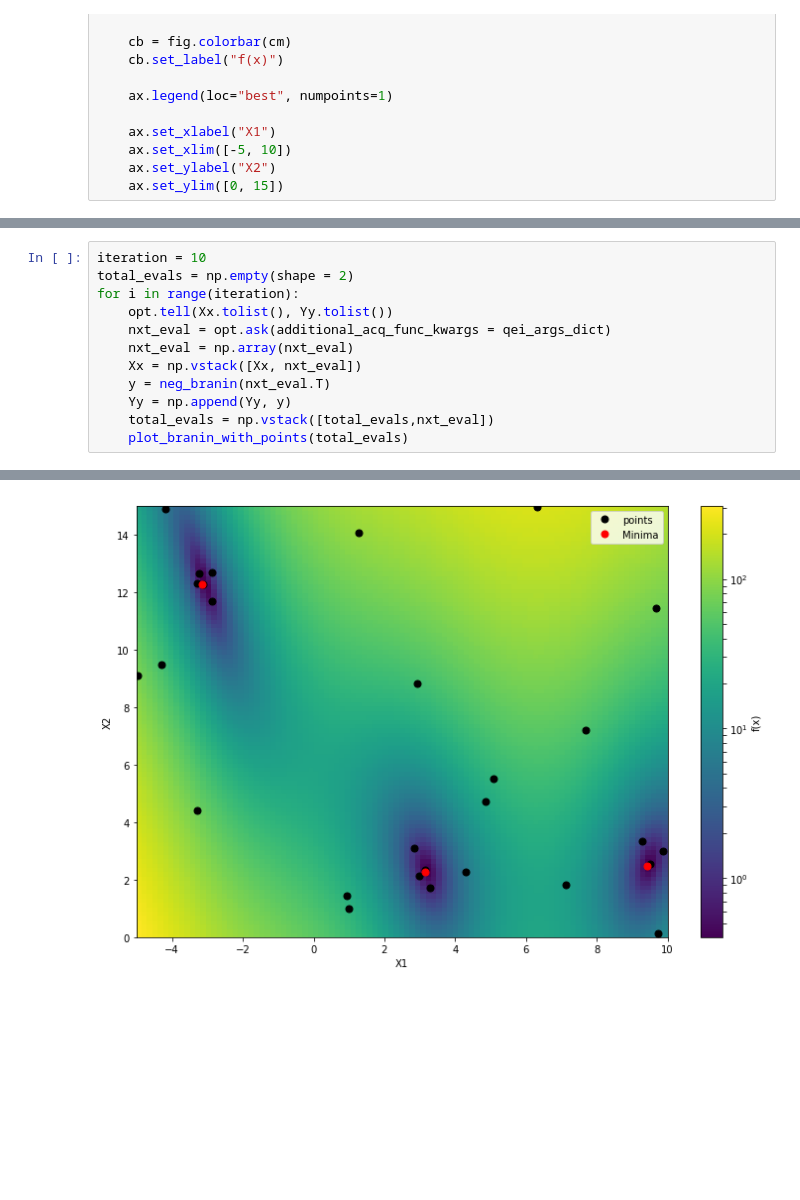
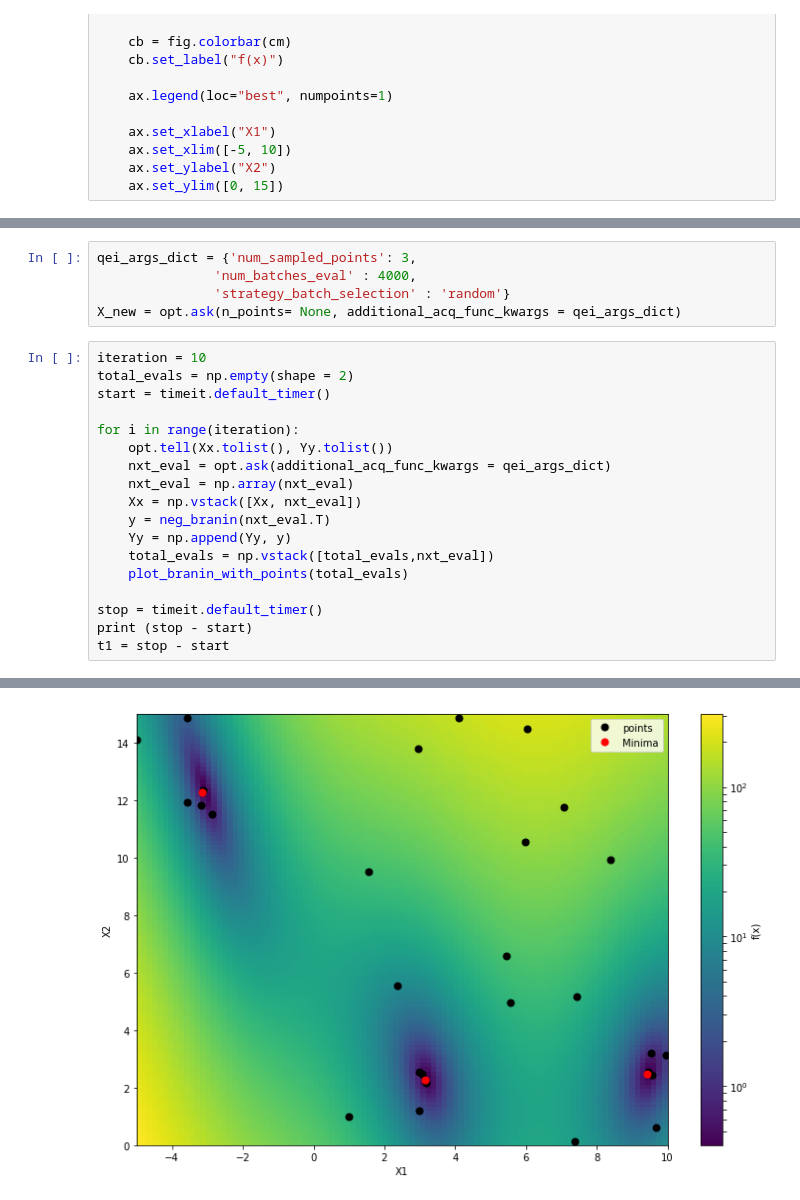
Before and after one commit to nawalgao/scikit-optimize, a Jupyter notebook: examples/Approx_qEI_run.ipynb, the cells around one changed output, grey strips where cells are left out. Saved outputs shown, nothing was run; the diff lists cells and outputs as text; blank space fills up the shorter version.

```diff
--- a/examples/Approx_qEI_run.ipynb
+++ b/examples/Approx_qEI_run.ipynb
@@ -230,6 +249,13 @@ def plot_branin_with_points(X):
+# %%
+qei_args_dict = {'num_sampled_points': 3,
+               'num_batches_eval' : 4000,
+               'strategy_batch_selection' : 'random'}
+X_new = opt.ask(n_points= None, additional_acq_func_kwargs = qei_args_dict)
 # %%
 iteration = 10
 total_evals = np.empty(shape = 2)
+start = timeit.default_timer()
+
 for i in range(iteration):
     opt.tell(Xx.tolist(), Yy.tolist())
     nxt_eval = opt.ask(additional_acq_func_kwargs = qei_args_dict)
@@ -239,6 +265,10 @@ for i in range(iteration):
     Yy = np.append(Yy, y)
     total_evals = np.vstack([total_evals,nxt_eval])
     plot_branin_with_points(total_evals)
+
+stop = timeit.default_timer()
+print (stop - start)
+t1 = stop - start
 # %% [output]
 we are here :: qEI
 When tell() is called with qEI aquisition function ,we are just fitting the model and nothing more.
@@ -271 +298 @@ When tell() is called with qEI aquisition function ,we are just fitting the mode
-[figure, old version]
+[figure, new version]
```
Also changed, not shown: parts of 6 cells of this notebook, 17 other files.
